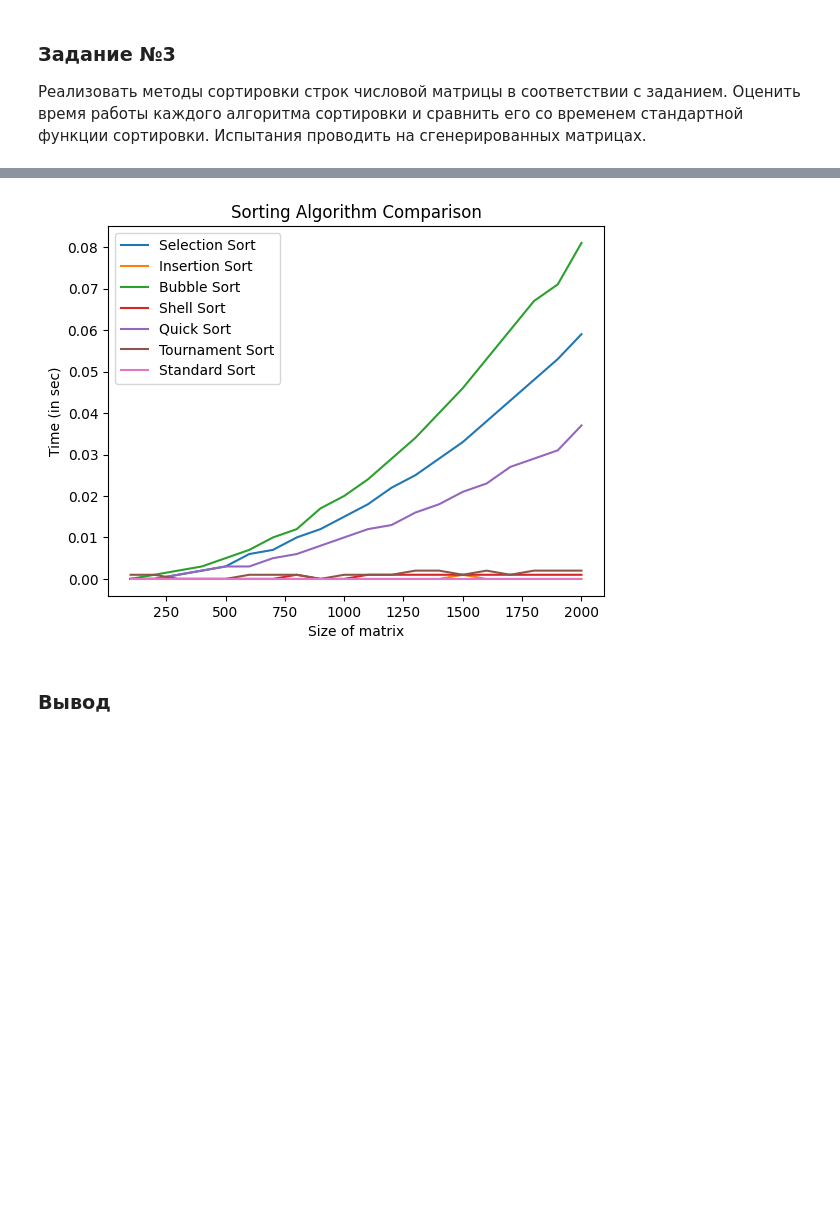
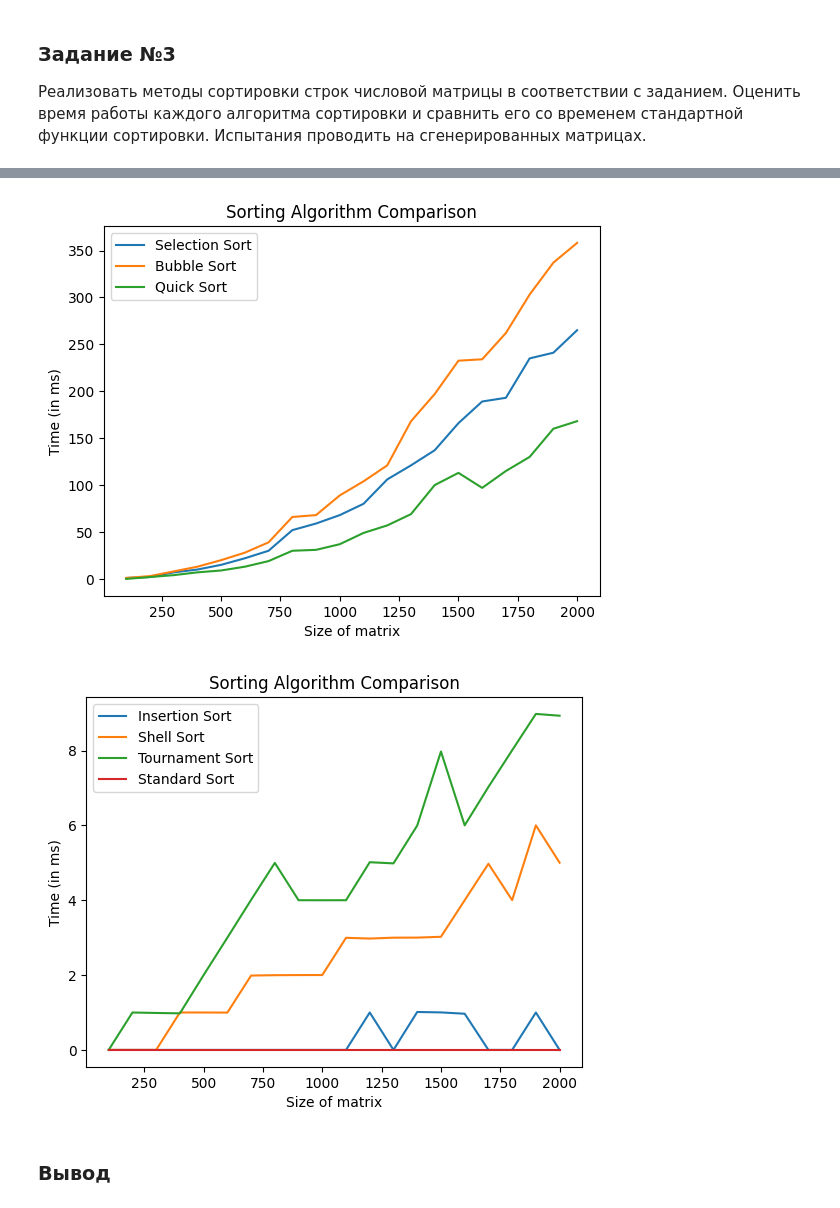
Before and after one commit to Mihan4ik0/SiAOD, a Jupyter notebook: Лаб1 СИАОД.ipynb, the cells around one changed output, grey strips where cells are left out. Saved outputs shown, nothing was run; the diff lists cells and outputs as text; code cells hidden in the pictures; blank space fills up the shorter version.

```diff
--- a/Лаб1 СИАОД.ipynb
+++ b/Лаб1 СИАОД.ipynb
@@ -355,51 +226,57 @@ for n in N:
     start = time.time()
     selection_sort(arr)
     end = time.time()
-    T_selection.append(end-start)
+    T_selection.append((end-start)*1000)
     # Insertion Sort
     start = time.time()
     insertion_sort(arr)
     end = time.time()
-    T_insertion.append(end-start)
+    T_insertion.append((end-start)*1000)
     # Bubble Sort
     start = time.time()
     bubble_sort(arr)
     end = time.time()
-    T_bubble.append(end-start)
+    T_bubble.append((end-start)*1000)
     # Shell Sort
     start = time.time()
     shell_sort(arr)
     end = time.time()
-    T_shell.append(end-start)
+    T_shell.append((end-start)*1000)
     # Quick Sort
     start = time.time()
     quick_sort(arr)
     end = time.time()
-    T_quick.append(end-start)
+    T_quick.append((end-start)*1000)
     # Tournament Sort
     start = time.time()
     tournament_sort(arr)
     end = time.time()
-    T_tournament.append(end-start)
+    T_tournament.append((end-start)*1000)
     # Standard Sort
     start = time.time()
     std_sort(arr)
     end = time.time()
-    T_standard.append(end-start)
+    T_standard.append((end-start)*1000)
 # Plotting
 plt.plot(N, T_selection, label="Selection Sort")
+plt.plot(N, T_bubble, label="Bubble Sort")
+plt.plot(N, T_quick, label="Quick Sort")
+plt.xlabel('Size of matrix')
+plt.ylabel('Time (in ms)')
+plt.title('Sorting Algorithm Comparison')
+plt.legend()
+plt.show()
 plt.plot(N, T_insertion, label="Insertion Sort")
-plt.plot(N, T_bubble, label="Bubble Sort")
 plt.plot(N, T_shell, label="Shell Sort")
-plt.plot(N, T_quick, label="Quick Sort")
 plt.plot(N, T_tournament, label="Tournament Sort")
 plt.plot(N, T_standard, label="Standard Sort")
 plt.xlabel('Size of matrix')
-plt.ylabel('Time (in sec)')
+plt.ylabel('Time (in ms)')
 plt.title('Sorting Algorithm Comparison')
 plt.legend()
 plt.show()
 # %% [output]
-[figure, old version]
+[figure, new version]
+[figure, added]
 # %% [markdown]
 ### Вывод
```
Also changed, not shown: parts of 9 cells of this notebook.
